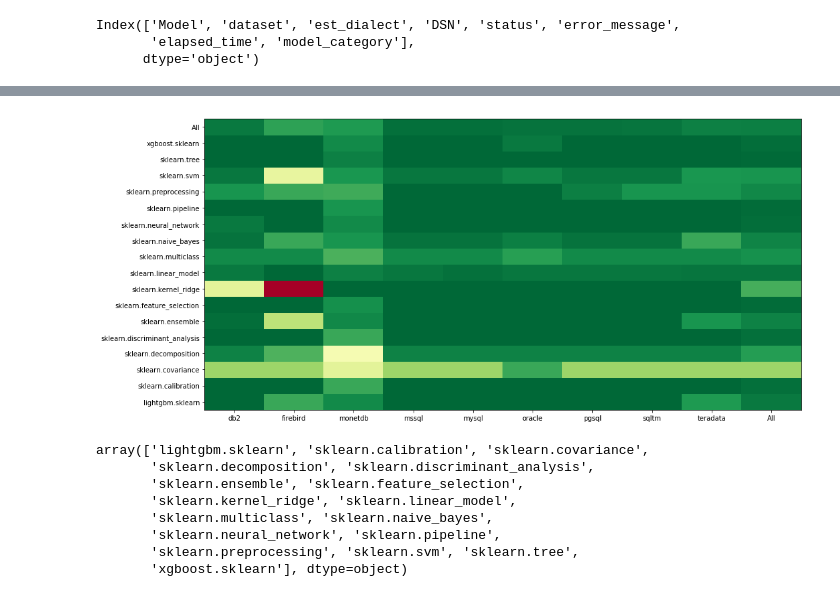
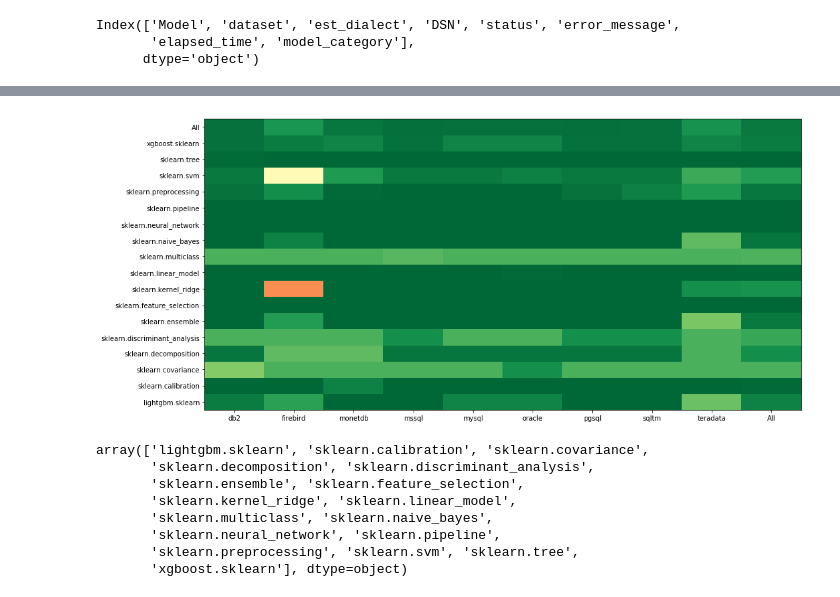
Before and after one commit to mllite/sklearn2sql_heroku, a Jupyter notebook: Quality/extensive_tests-debrief.ipynb, the cells around one changed output, grey strips where cells are left out. Drawn from its saved outputs; the diff is of its cells as text; code cells hidden in the pictures.

```diff
--- a/Quality/extensive_tests-debrief.ipynb
+++ b/Quality/extensive_tests-debrief.ipynb
@@ -58,6 +58,8 @@ def read_bad_csv_file(name):
         msg_field = " ".join(fields[11:12])
         if(sql_error != ""):
             msg_field = sql_error
+        if(msg_field.startswith("'cTrainingError")):
+            msg_field = " ".join(fields[11:-1])
         time_field = fields[-1].replace(")" , "")
         row = [fields[1], fields[2], fields[4], fields[3], fields[10], msg_field, time_field]
         rows = rows + [row]
@@ -406,16 +401,16 @@ df.to_csv('report_extensive_tests.csv')
 # %%
 %matplotlib inline
 import matplotlib.pyplot as plt
 
-plt.pcolor(1-pvt, cmap='RdYlGn')
+plt.pcolor(1-pvt, cmap='RdYlGn' , vmin=0 , vmax=1)
 plt.yticks(np.arange(0.5, len(pvt.index), 1), pvt.index)
 plt.xticks(np.arange(0.5, len(pvt.columns), 1), [col[1] for col in pvt.columns])
 fig = plt.gcf()
 fig.set_size_inches(16, 8)
 
 plt.show()
 # %% [output]
-[figure, old version]
+[figure, new version]
 # %%
 Category_Labels = df.model_category.unique()
 # %%
```
Also changed, not shown: parts of 16 cells of this notebook, 3 other files.
